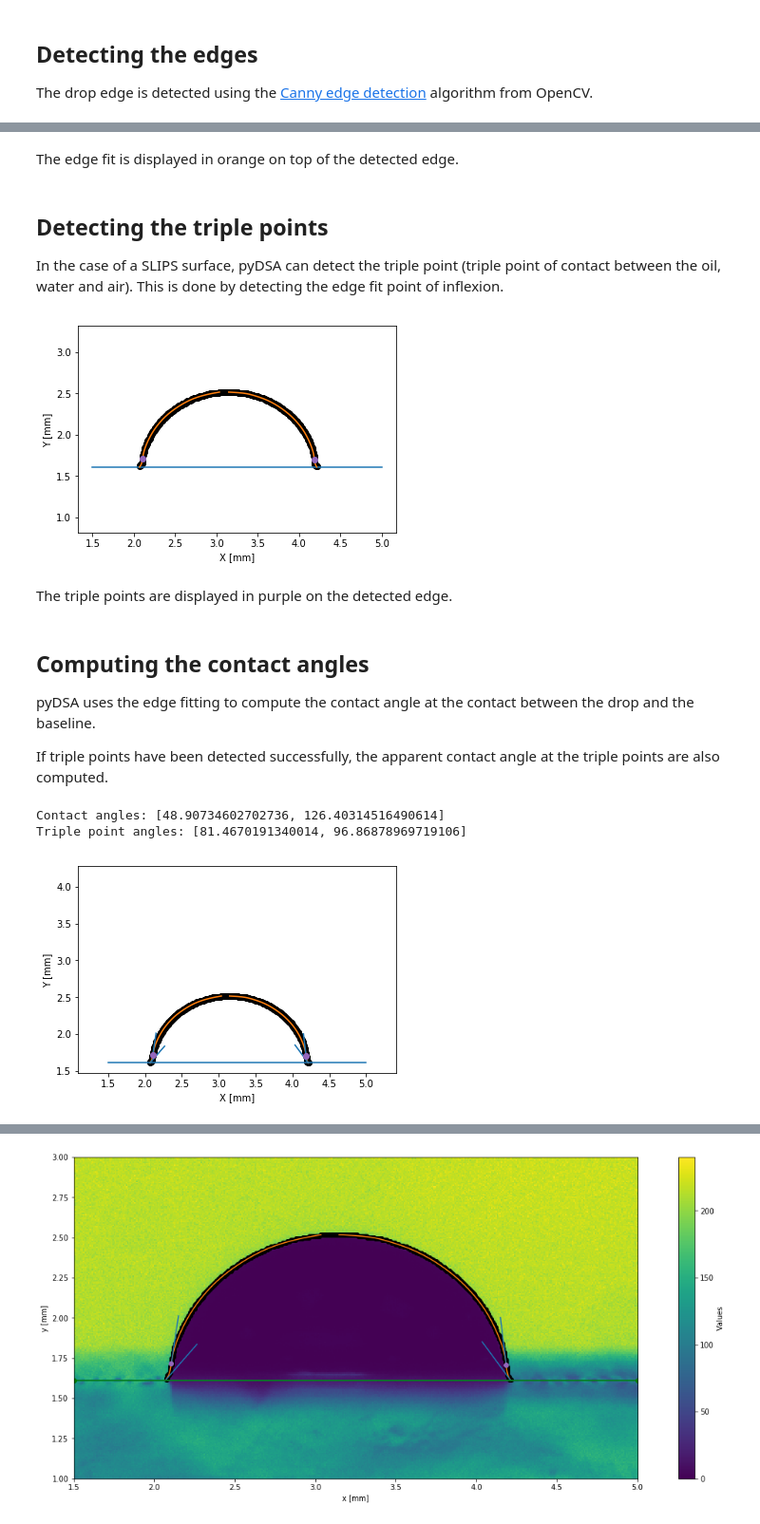
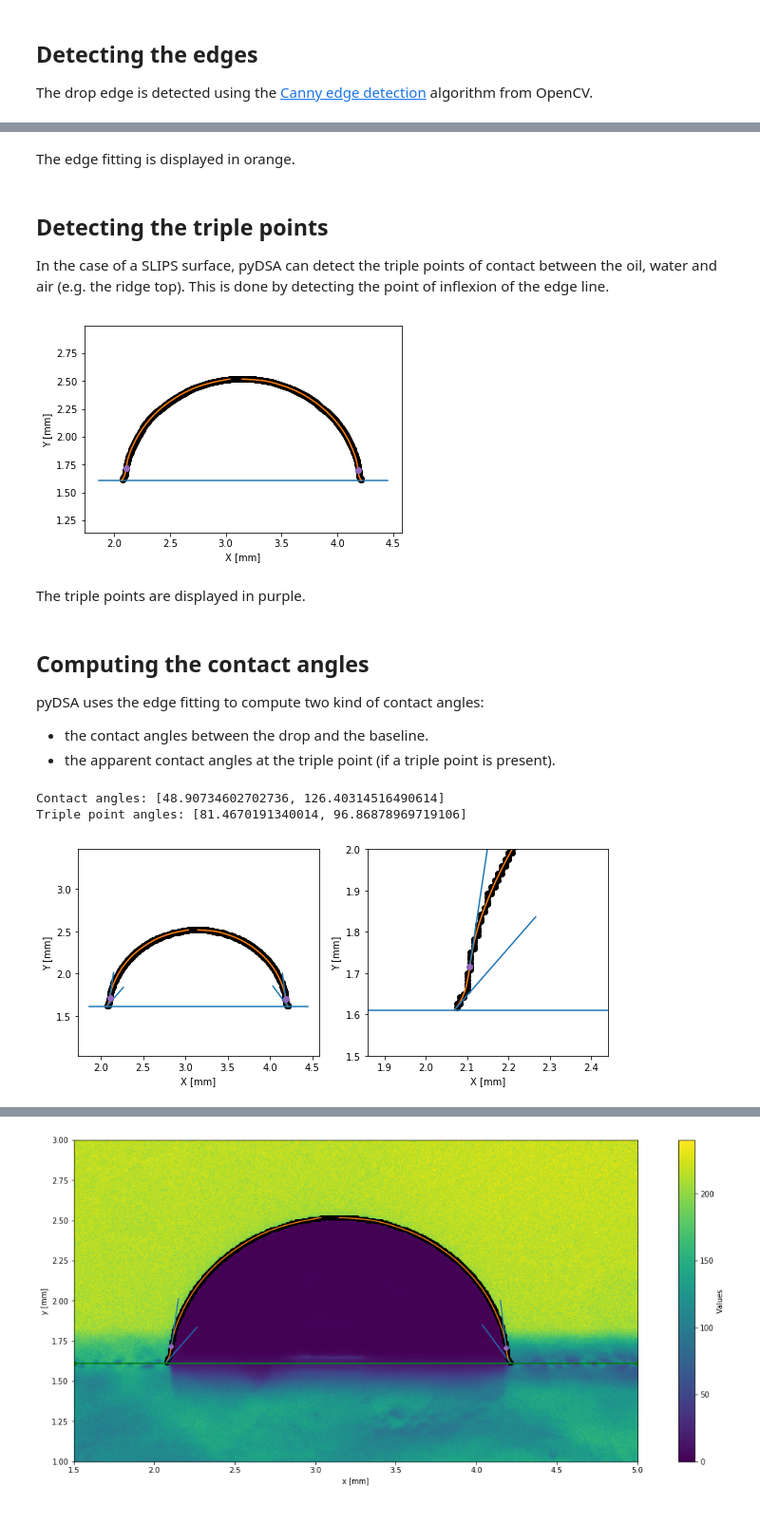
Before and after one commit to gabylaunay/Python-cookbook, a Jupyter notebook: src/notebooks/pydsa.ipynb, the cells around one changed output, grey strips where cells are left out. Shown: that part at 95% size. Cells and saved outputs as stored; diff of their text form; code cells hidden in the pictures.

```diff
--- a/src/notebooks/pydsa.ipynb
+++ b/src/notebooks/pydsa.ipynb
@@ -56,7 +56,7 @@ Here we are gonna use the non-interactive function `im.set_baseline()`.
 # %%
-im.set_baseline([2, 1.61], [4.5, 1.61])
+im.set_baseline(pt1=[2, 1.61], pt2=[4.5, 1.61])
 
-# Display
+# DisplayF
 plt.figure()
 im.display()
 plt.show()
@@ -100,10 +100,10 @@ plt.show()
 # %% [markdown]
-The edge fit is displayed in orange on top of the detected edge.
+The edge fitting is displayed in orange.
 # %% [markdown]
 ## Detecting the triple points
 
-In the case of a SLIPS surface, pyDSA can detect the triple point (triple point of contact between the oil, water and air).
-This is done by detecting the edge fit point of inflexion.
+In the case of a SLIPS surface, pyDSA can detect the triple points of contact between the oil, water and air (e.g. the ridge top).
+This is done by detecting the point of inflexion of the edge line.
 # %%
 edge.detect_triple_points()
 
@@ -112,25 +112,34 @@ plt.figure()
 edge.display()
 plt.show()
 # %% [output]
-[figure, old version]
+[figure, new version]
 # %% [markdown]
-The triple points are displayed in purple on the detected edge.
+The triple points are displayed in purple.
 # %% [markdown]
 ## Computing the contact angles
 
-pyDSA uses the edge fitting to compute the contact angle at the contact between the drop and the baseline.
-
-If triple points have been detected successfully, the apparent contact angle at the triple points are also computed.
+pyDSA uses the edge fitting to compute two kind of contact angles:
+- the contact angles between the drop and the baseline.
+- the apparent contact angles at the triple point (if a triple point is present).
 # %%
 edge.compute_contact_angle()
 print('Contact angles: {}'.format(edge.thetas))
 print('Triple point angles: {}'.format(edge.thetas_triple))
 
 # Display the edge
-plt.figure()
+fig, axs = plt.subplots(1, 2, figsize=(10, 4))
+plt.sca(axs[0])
 edge.display()
+plt.axis('equal')
+plt.ylim(1.5, 3)
+# Zoom
+plt.sca(axs[1])
+edge.display()
+plt.axis('equal')
+plt.ylim(1.5, 2)
+plt.xlim(2, 2.3)
 plt.show()
 # %% [output]
 Contact angles: [48.90734602702736, 126.40314516490614]
 Triple point angles: [81.4670191340014, 96.86878969719106]
-[figure, old version]
+[figure, new version]
```
Also changed, not shown: parts of 10 cells of this notebook, 5 other files.
